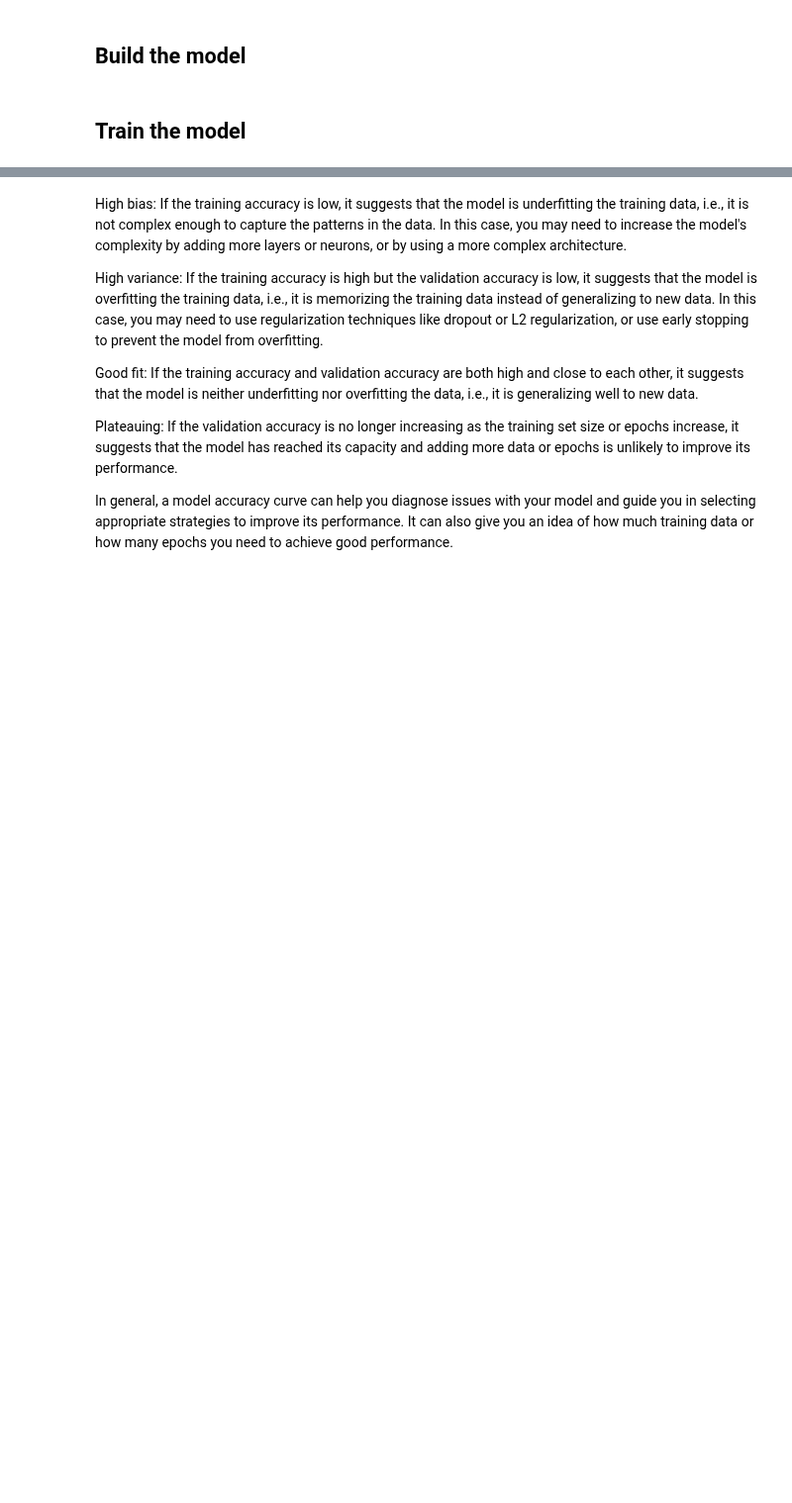
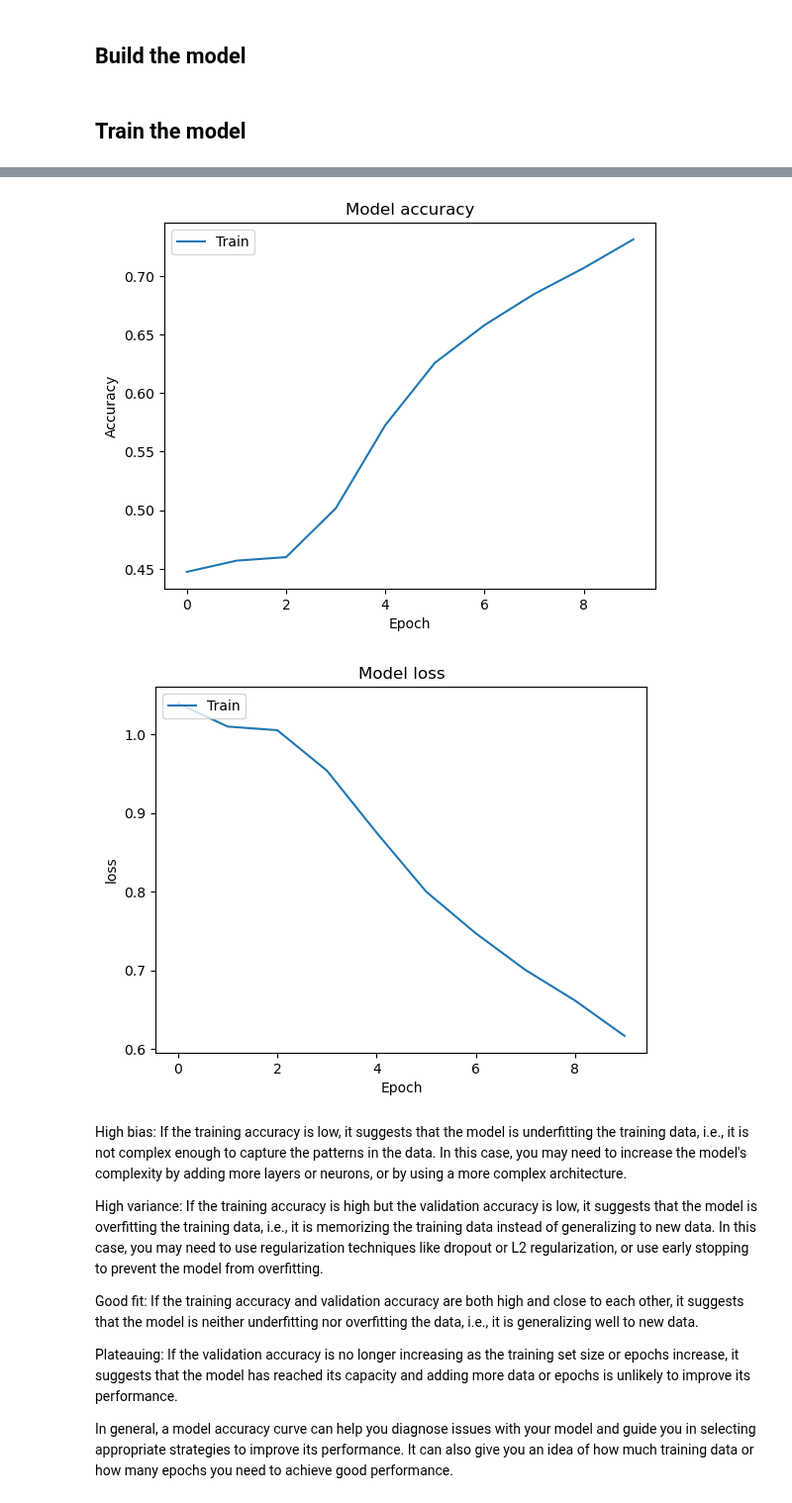
Before and after one commit to konkalaitzidis/bpnn, a Jupyter notebook: src/V1/BPNN_V1.ipynb, the cells around one changed output, grey strips where cells are left out. Shown at 99% size. Saved outputs shown, nothing was run; the diff lists cells and outputs as text; code cells hidden in the pictures; blank space fills up the shorter version.

```diff
--- a/src/V1/BPNN_V1.ipynb
+++ b/src/V1/BPNN_V1.ipynb
@@ -549,5 +557,21 @@ plot = ann_viz(model, view=True, filename=str(name)+"-architecture", title="CNN
 # %%
 # Create an early stopping callback with a higher patience value (e.g. 10 epochs)
 # early_stopping = EarlyStopping(monitor='loss', patience=100)
+# %%
+def model_execution():
+    model.compile(loss='categorical_crossentropy', optimizer=tf.keras.optimizers.legacy.Adam(), metrics=['accuracy'])
+
+    start_time = time.time()
+
+    history = model.fit(train_images, train_labels, epochs=epochs, batch_size=batch_size) # add early stopping here
+
+    end_time = time.time()
+    execution_time = end_time - start_time
+    hours, remainder = divmod(execution_time, 3600)
+    minutes, seconds = divmod(remainder, 60)
+
+    print(f"Execution time: {int(hours)} hours, {int(minutes)} minutes, {int(seconds)} seconds")
+
+    return history
 # %%
 #Define and compile your CNN model here
@@ -555,13 +578,4 @@ history = model.compile(loss='categorical_crossentropy', optimizer=tf.keras.opti
 # %%
-start_time = time.time()
-
-history = model.fit(train_images, train_labels, epochs=epochs, batch_size=batch_size) # add early stopping here
-
-end_time = time.time()
-execution_time = end_time - start_time
-hours, remainder = divmod(execution_time, 3600)
-minutes, seconds = divmod(remainder, 60)
-
-print(f"Execution time: {int(hours)} hours, {int(minutes)} minutes, {int(seconds)} seconds")
+history = model_execution()
 # %% [output]
 Epoch 1/10
@@ -589,7 +629,7 @@ def save_training_info():
 # %%
 save_training_info()
 # %%
-# plot the accuracy of the model during training and XvalidationX
+# plot the accuracy and loss of the model during training. (validation later)
 def plot_accuracy():
     plt.plot(history.history['accuracy'])
     plt.title('Model accuracy')
@@ -598,8 +638,21 @@ def plot_accuracy():
     plt.legend(['Train'], loc='upper left')
     plt.savefig('accuracy.png')
     return plt.show()
+
+def plot_loss():
+    plt.plot(history.history['loss'])
+    plt.title('Model loss')
+    plt.ylabel('loss')
+    plt.xlabel('Epoch')
+    plt.legend(['Train'], loc='upper left')
+    plt.savefig('loss.png')
+    return plt.show()
 # %%
 plot_accuracy()
+plot_loss()
+# %% [output]
+[figure, added]
+[figure, added]
 # %% [markdown]
 High bias: If the training accuracy is low, it suggests that the model is underfitting the training data, i.e., it is not complex enough to capture the patterns in the data. In this case, you may need to increase the model's complexity by adding more layers or neurons, or by using a more complex architecture.
 
```
Also changed, not shown: parts of 20 cells of this notebook, 2 other files.
